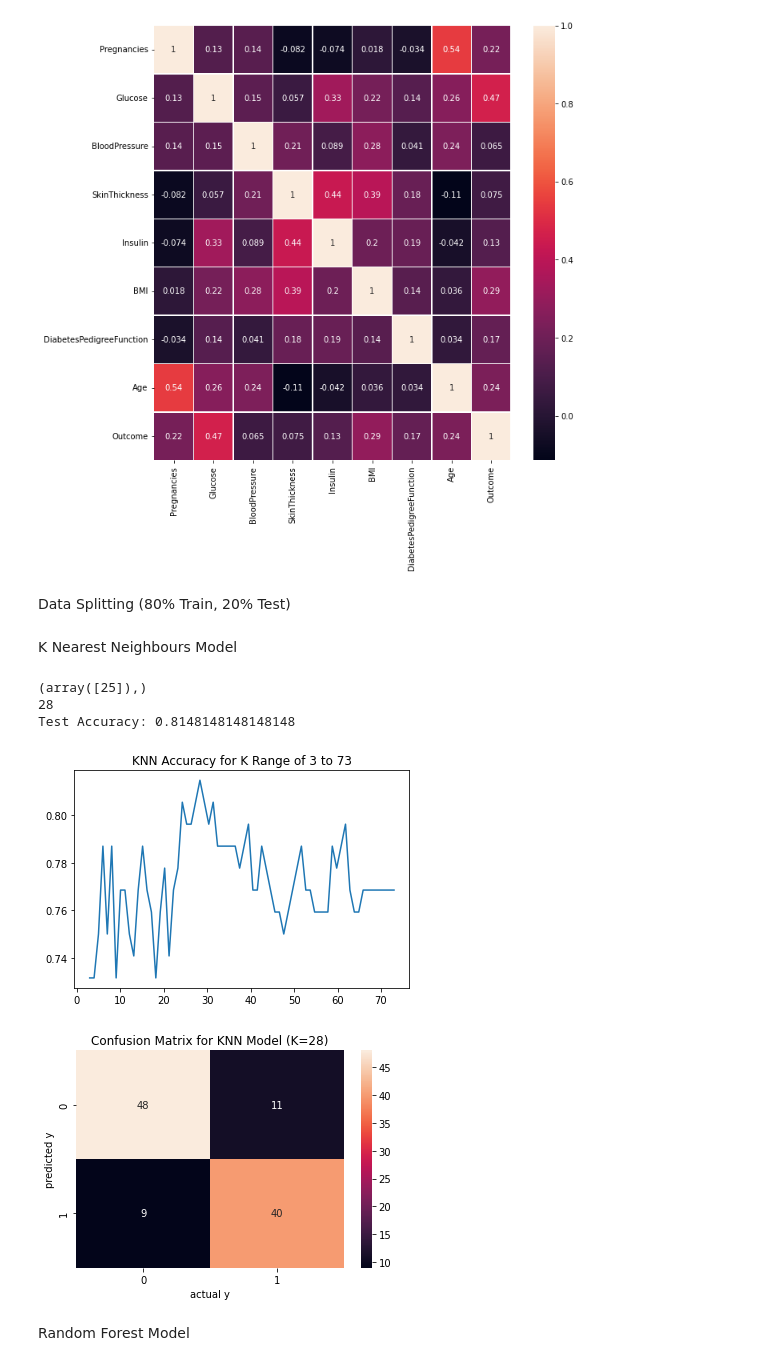
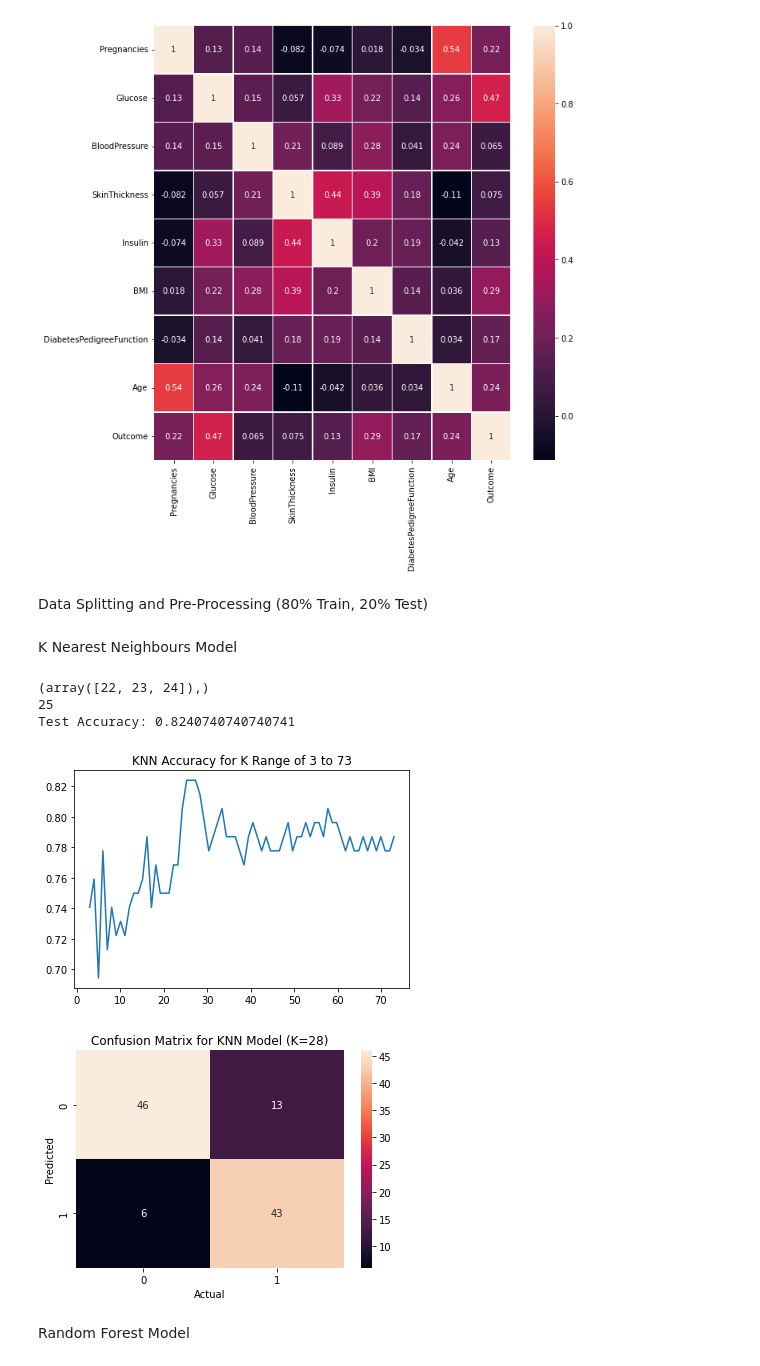
Before and after one commit to emmim25/Group08_Project, a Jupyter notebook: EmilyMunro_Individual_Model_Code.ipynb, the cells around one changed output. Drawn from its saved outputs; the diff is of its cells as text; code cells hidden in the pictures.

Commit message:
Unifying pre-processing with group code, ensuring evaluation methods are aligned with group metrics

```diff
--- a/EmilyMunro_Individual_Model_Code.ipynb
+++ b/EmilyMunro_Individual_Model_Code.ipynb
@@ -56,8 +59,16 @@ Data Splitting (80% Train, 20% Test)
 # %%
 from sklearn.model_selection import train_test_split
-data.drop(['Class'], axis =1, inplace= True)
+from sklearn.model_selection import cross_val_predict
+from sklearn.metrics import r2_score
+from sklearn.metrics import mean_squared_error
+from math import sqrt
+from sklearn.preprocessing import StandardScaler
 
 x = data.drop(['logBCF'], axis =1)
 y = data.logBCF.values
 
 x_train, x_test, y_train, y_test = train_test_split(x,y, test_size=0.2, random_state = 42)
+
+sc = StandardScaler()
+x_train = sc.fit_transform(x_train)
+x_test = sc.transform(x_test)
@@ -178,7 +187,7 @@ import seaborn as sns
 import sklearn
 import os
 
-data = pd.read_csv("Classification_Diabetes_Dataset.csv")
+data = pd.read_csv('https://raw.githubusercontent.com/emmim25/Group08_Project/main/Classification_Diabetes_Dataset.csv')
 
 data.info()
 # %% [output]
@@ -214,21 +223,14 @@ sns.heatmap(data=data.corr(), annot=True, linewidths=.5, ax=axes)
 plt.show()
 # %% [output]
 [figure]
-# %%
-data['Age']=(data.Age-np.min(data.Age))/(np.max(data.Age)-np.min(data.Age))
-data['DiabetesPedigreeFunction']=(data.DiabetesPedigreeFunction - np.min(data.DiabetesPedigreeFunction))/(np.max(data.DiabetesPedigreeFunction)-np.min(data.DiabetesPedigreeFunction))
-data['BMI']=(data.BMI-np.min(data.BMI))/(np.max(data.BMI)-np.min(data.BMI))
-data['BloodPressure']=(data.BloodPressure-np.min(data.BloodPressure))/(np.max(data.BloodPressure)-np.min(data.BloodPressure))
-data['Glucose']=(data.Glucose-np.min(data.Glucose))/(np.max(data.Glucose)-np.min(data.Glucose))
-data['Insulin']=(data.Insulin-np.min(data.Insulin))/(np.max(data.Insulin)-np.min(data.Insulin))
-data['SkinThickness']=(data.SkinThickness-np.min(data.SkinThickness))/(np.max(data.SkinThickness)-np.min(data.SkinThickness))
-data['Pregnancies']=(data.Pregnancies-np.min(data.Pregnancies))/(np.max(data.Pregnancies)-np.min(data.Pregnancies))
 # %% [markdown]
-Data Splitting (80% Train, 20% Test)
+Data Splitting and Pre-Processing (80% Train, 20% Test)
 # %%
-from sklearn.model_selection import train_test_split
 import imblearn
 from imblearn.under_sampling import RandomUnderSampler
+from sklearn.model_selection import cross_val_predict
+from sklearn.metrics import confusion_matrix
+from sklearn.model_selection import train_test_split
 
 x = data.drop(['Outcome'], axis =1)
 y = data.Outcome.values
@@ -237,3 +239,7 @@ resample = RandomUnderSampler(random_state=42,replacement=True)
 x,y=resample.fit_resample(x,y)
 
 x_train, x_test, y_train, y_test = train_test_split(x,y, test_size=0.2, random_state = 42)
+from sklearn.preprocessing import StandardScaler
+sc = StandardScaler()
+x_train = sc.fit_transform(x_train)
+x_test = sc.transform(x_test)
@@ -257,43 +261,41 @@ for i in range(3,73):
   predicted_test = y_predict_test
   test_matrix = confusion_matrix(actual_test, predicted_test)
   accuracy_kNN[i-3] = (test_matrix[0,0]+test_matrix[1,1])/(test_matrix[0,0]+test_matrix[0,1]+test_matrix[1,0]+test_matrix[1,1])
 
 k=np.linspace(3,73,num=70)
 plt.figure(0)
 plt.title('KNN Accuracy for K Range of 3 to 73')
 plt.plot(k, accuracy_kNN)
 
 
 k_optimum_index = np.where(accuracy_kNN == np.max(accuracy_kNN))
 print(k_optimum_index)
-k_optimum = 25 + 3
+k_optimum = 22 + 3
 print(k_optimum)
 
 kNN = neighbors.KNeighborsClassifier(k_optimum, weights='uniform')
 
 kNN.fit(x_train, y_train)
 
 y_predict_test = kNN.predict(x_test)
 
 actual_test = y_test
 predicted_test = y_predict_test
 
 test_matrix = confusion_matrix(actual_test, predicted_test)
-#print("Test Confusion Matrix:")
 plt.figure(1)
 sns.heatmap(test_matrix, annot=True)
-plt.xlabel('actual y')
-plt.ylabel('predicted y')
+plt.xlabel('Actual')
+plt.ylabel('Predicted')
 plt.title("Confusion Matrix for KNN Model (K=28)")
-#print(test_matrix)
 test_accuracy_kNN = (test_matrix[0,0]+test_matrix[1,1])/(test_matrix[0,0]+test_matrix[0,1]+test_matrix[1,0]+test_matrix[1,1])
 print('Test Accuracy:', test_accuracy_kNN)
 # %% [output]
-(array([25]),)
-28
-Test Accuracy: 0.8148148148148148
+(array([22, 23, 24]),)
+25
+Test Accuracy: 0.8240740740740741
-[figure, old version]
+[figure, new version]
-[figure, old version]
+[figure, new version]
 # %% [markdown]
 Random Forest Model
 # %%
```
Also changed, not shown: parts of 13 cells of this notebook.
